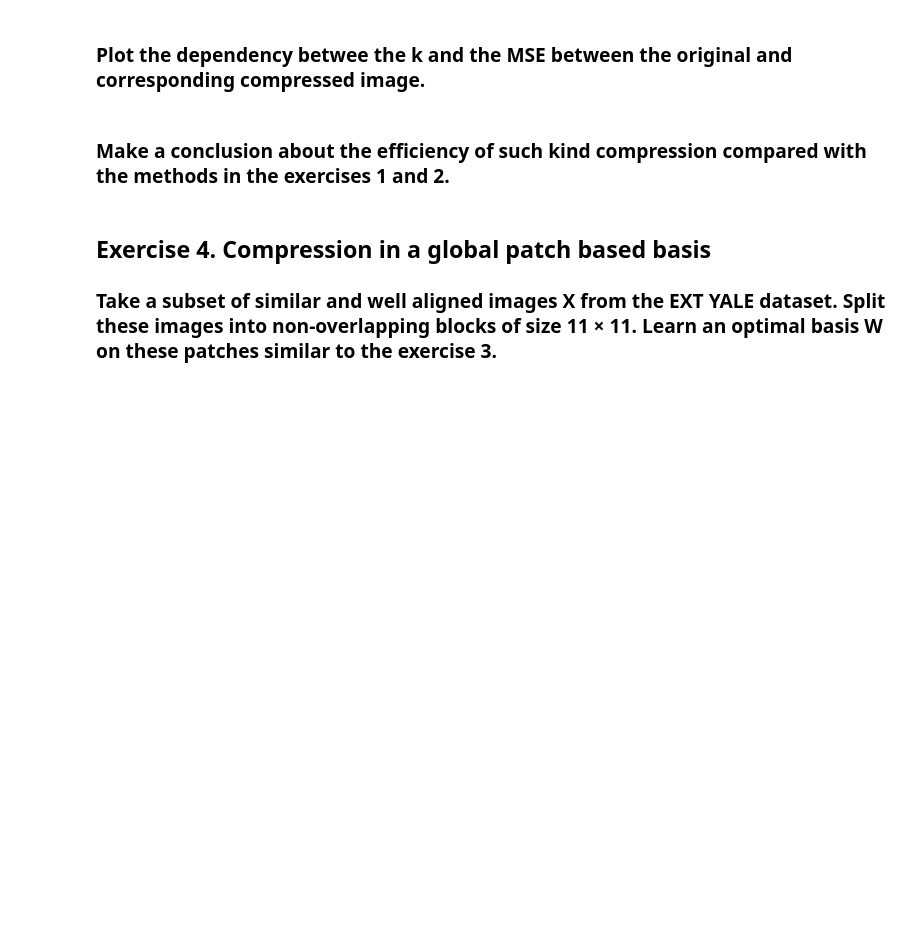
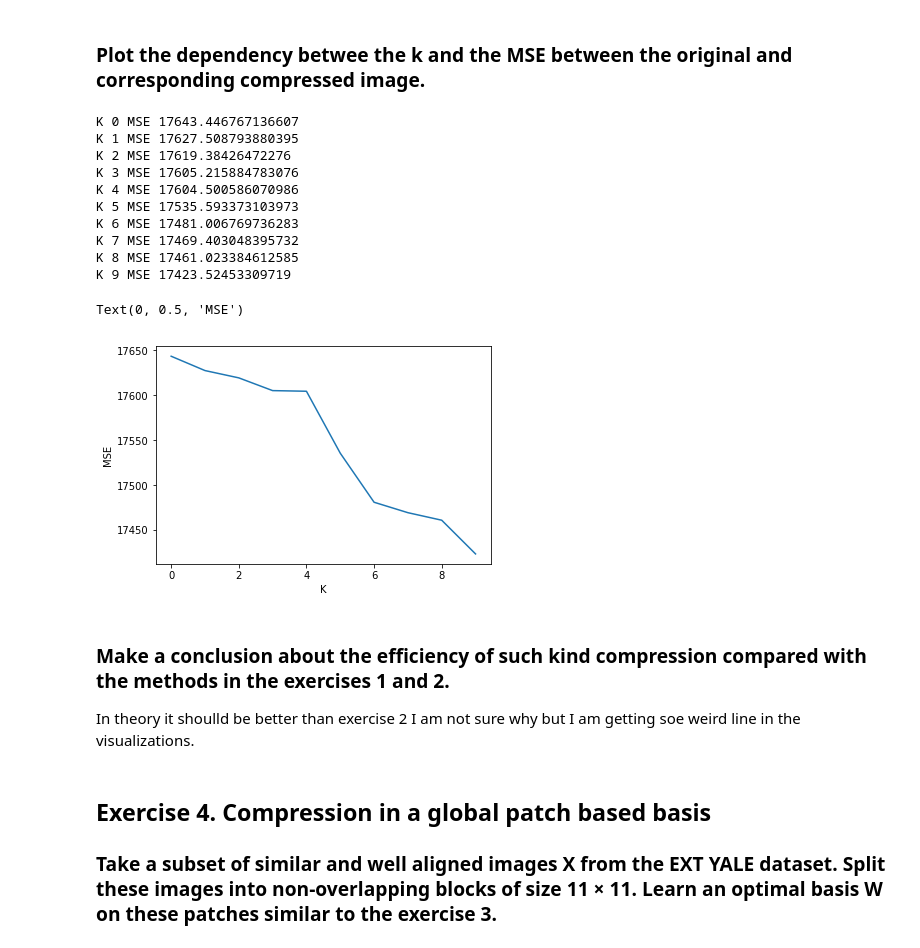
Before and after one commit to partizanos/advanced_image_processing, a Jupyter notebook: AIP_TP5.ipynb, the cells around one changed output. Saved outputs shown, nothing was run; the diff lists cells and outputs as text; code cells hidden in the pictures; blank space fills up the shorter version.

```diff
--- a/AIP_TP5.ipynb
+++ b/AIP_TP5.ipynb
@@ -300,7 +306,40 @@ plt.show()
 # %% [markdown]
 ### Plot the dependency betwee the k and the MSE between the original and corresponding compressed image.
+# %%
+mses = []
+Ks = [k for k in range(10)]
+for k in Ks:
+  all_blocks = []
+  for index,block in enumerate(cr_img_blocks):
+      block_compressed = compression_2(block, W, k)
+      all_blocks.append(block_compressed)
+  all_blocks= np.array(all_blocks)
+  all_blocks = all_blocks.reshape((lenX,lenY, block_size, block_size ))
+  im_dis = all_blocks.reshape((lenX*block_size,lenY*block_size ))
+
+  print("K",k,"MSE",mse(cr_img, im_dis))
+  mses.append(mse(cr_img, im_dis))
+
+plt.plot( mses)
+plt.xlabel("K")
+plt.ylabel("MSE")
+# %% [output]
+K 0 MSE 17643.446767136607
+K 1 MSE 17627.508793880395
+K 2 MSE 17619.38426472276
+K 3 MSE 17605.215884783076
+K 4 MSE 17604.500586070986
+K 5 MSE 17535.593373103973
+K 6 MSE 17481.006769736283
+K 7 MSE 17469.403048395732
+K 8 MSE 17461.023384612585
+K 9 MSE 17423.52453309719
+Text(0, 0.5, 'MSE')
+[figure, added]
 # %% [markdown]
 ### Make a conclusion about the efficiency of such kind compression compared with the methods in the exercises 1 and 2.
+
+In theory it shoulld be better than exercise 2 I am not sure why but I am getting soe weird line in the visualizations.
 # %% [markdown]
 ## Exercise 4. Compression in a global patch based basis
 ### Take a subset of similar and well aligned images X from the EXT YALE dataset. Split these images into non-overlapping blocks of size 11 × 11. Learn an optimal basis W on these patches similar to the exercise 3.
```
Also changed, not shown: parts of 4 cells of this notebook.
